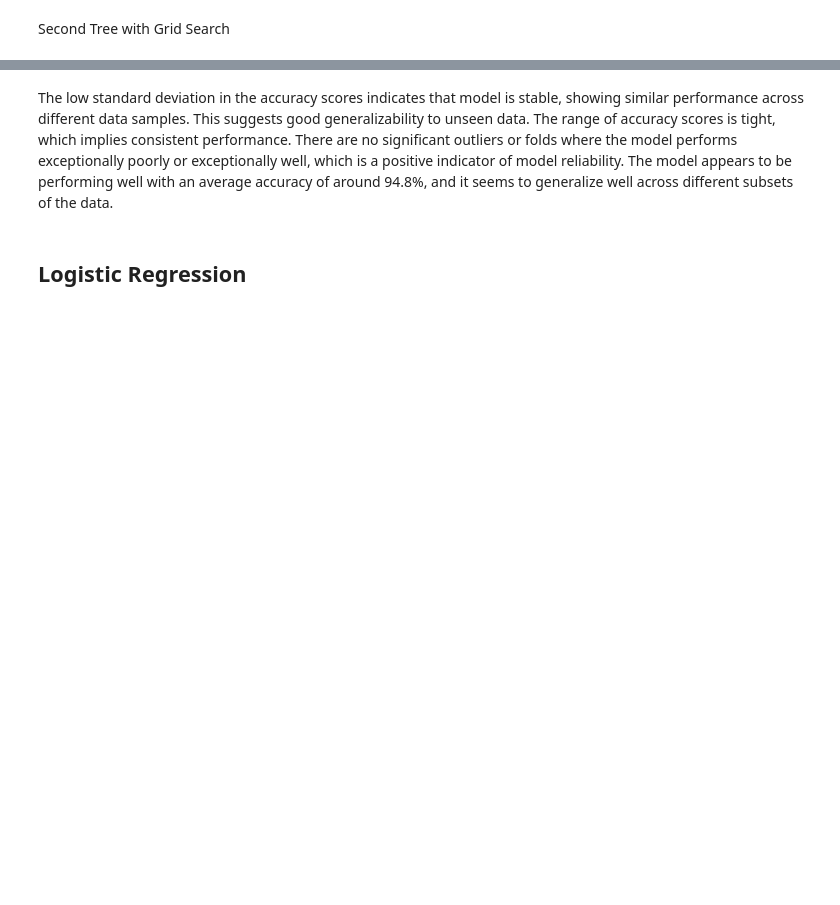
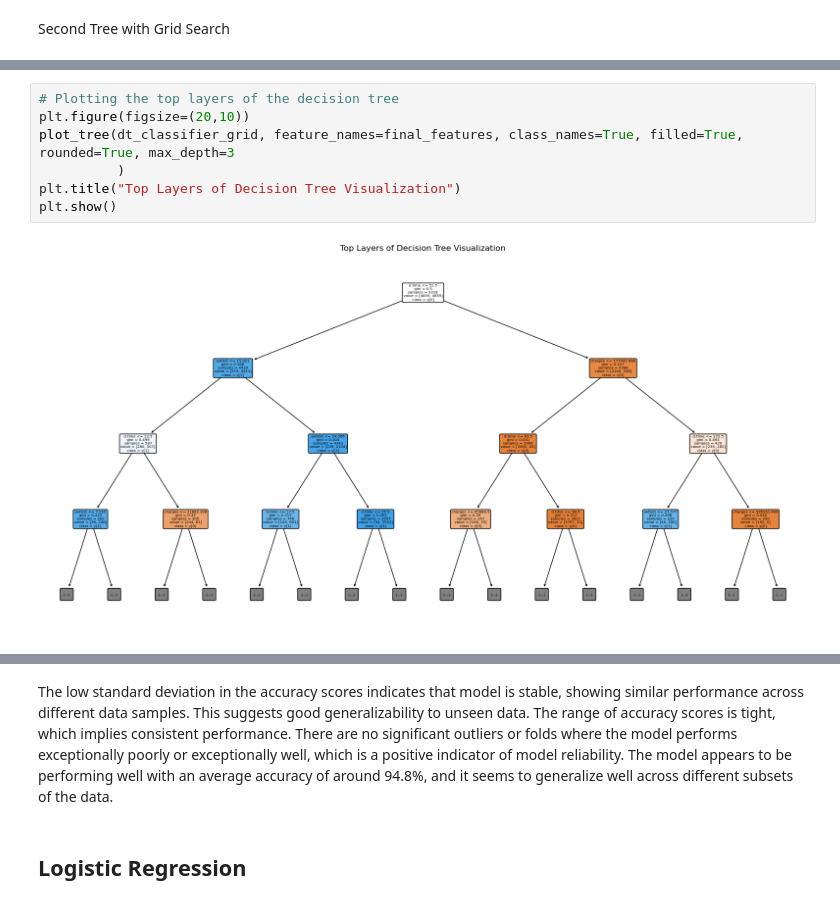
Before and after one commit to kholostovamk/Projects, a Jupyter notebook: ML/classification.ipynb, the cells around one changed output, grey strips where cells are left out. Cells and saved outputs as stored; diff of their text form; blank space fills up the shorter version.

```diff
--- a/ML/classification.ipynb
+++ b/ML/classification.ipynb
@@ -355,3 +384,12 @@ Based on these metrics, the second classification report indicates a slightly be
+# %%
+# Plotting the top layers of the decision tree
+plt.figure(figsize=(20,10))
+plot_tree(dt_classifier_grid, feature_names=final_features, class_names=True, filled=True, rounded=True, max_depth=3
+          )
+plt.title("Top Layers of Decision Tree Visualization")
+plt.show()
+# %% [output]
+[figure, added]
 # %%
 # Print the confusion matrix
 print("Confusion Matrix:")
```
Also changed, not shown: parts of 23 cells of this notebook, 3 other files.
